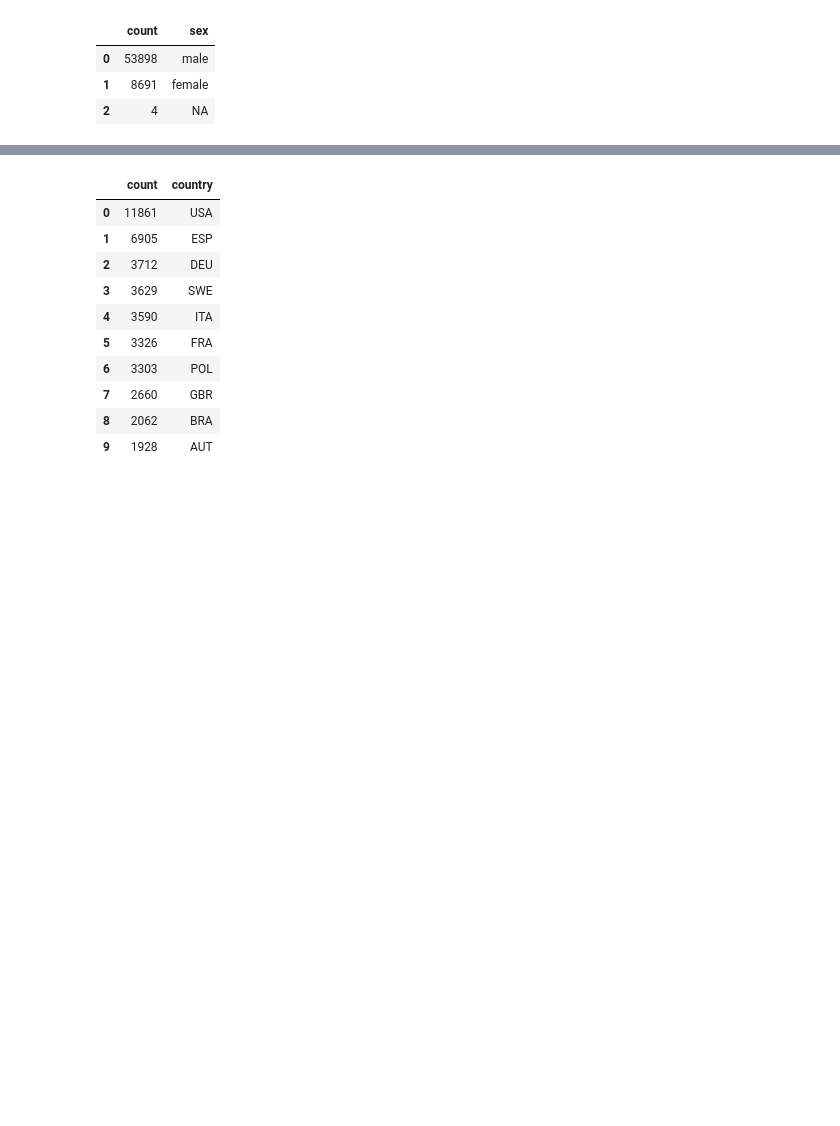
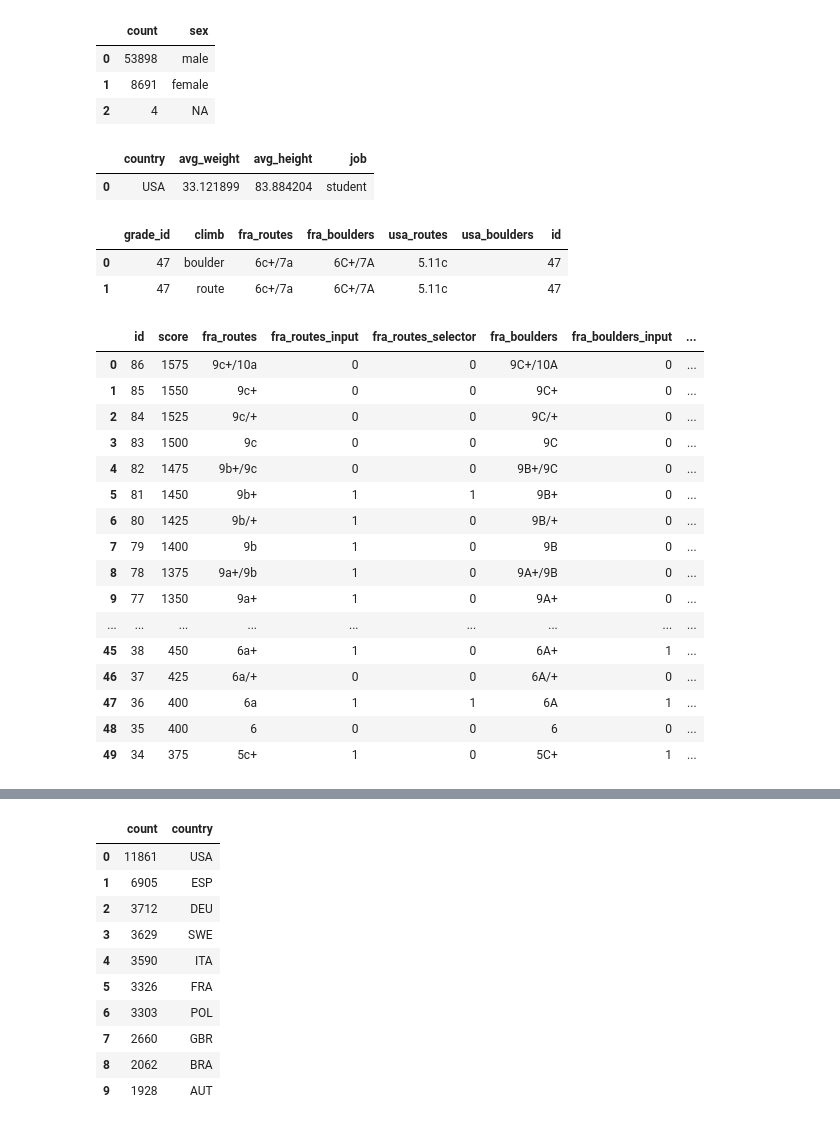
Before and after one commit to seanmperez/The-Rise-of-Climbing, a Jupyter notebook: Climbing Visualization 8a nu Dataset.ipynb, the cells around one changed output, grey strips where cells are left out. Drawn from its saved outputs; the diff is of its cells as text; code cells hidden in the pictures; blank space fills up the shorter version.

Commit message:
Analysis of average climber metrics

```diff
--- a/Climbing Visualization 8a nu Dataset.ipynb
+++ b/Climbing Visualization 8a nu Dataset.ipynb
@@ -380,0 +385,55 @@ sex_ratio
+# %%
+weight_height_country_job
+# %% [output]
+|  | country | avg_weight | avg_height | job |
+| 0 | USA | 33.121899 | 83.884204 | student |
+# %%
+queryToDataframe("""
+WITH a AS
+    (SELECT CAST(ROUND(AVG(grade_id)) AS int) AS grade_id,
+    CASE WHEN climb_type = 0 THEN 'route'
+         WHEN climb_type = 1 THEN 'boulder'
+         ELSE 'NA'
+    END AS climb
+    FROM ascent
+    GROUP BY climb),
+    g AS
+    (SELECT fra_routes, fra_boulders, usa_routes,usa_boulders, id
+    FROM grade)
+
+SELECT *
+FROM a
+LEFT JOIN g
+    ON a.grade_id = g.id
+""")
+
+# The grade table lacks a value for the US boulder score which translate roughly to V6
+# %% [output]
+|  | grade_id | climb | fra_routes | fra_boulders | usa_routes | usa_boulders | id |
+| 0 | 47 | boulder | 6c+/7a | 6C+/7A | 5.11c |  | 47 |
+| 1 | 47 | route | 6c+/7a | 6C+/7A | 5.11c |  | 47 |
+# %%
+queryToDataframe("""
+SELECT *
+FROM grade
+ORDER BY id DESC
+LIMIT 50
+""")
+# %% [output]
+|  | id | score | fra_routes | fra_routes_input | fra_routes_selector | fra_boulders | fra_boulders_input | ... |
+| 0 | 86 | 1575 | 9c+/10a | 0 | 0 | 9C+/10A | 0 | ... |
+| 1 | 85 | 1550 | 9c+ | 0 | 0 | 9C+ | 0 | ... |
+| 2 | 84 | 1525 | 9c/+ | 0 | 0 | 9C/+ | 0 | ... |
+| 3 | 83 | 1500 | 9c | 0 | 0 | 9C | 0 | ... |
+| 4 | 82 | 1475 | 9b+/9c | 0 | 0 | 9B+/9C | 0 | ... |
+| 5 | 81 | 1450 | 9b+ | 1 | 1 | 9B+ | 0 | ... |
+| 6 | 80 | 1425 | 9b/+ | 1 | 0 | 9B/+ | 0 | ... |
+| 7 | 79 | 1400 | 9b | 1 | 0 | 9B | 0 | ... |
+| 8 | 78 | 1375 | 9a+/9b | 1 | 0 | 9A+/9B | 0 | ... |
+| 9 | 77 | 1350 | 9a+ | 1 | 0 | 9A+ | 0 | ... |
+| ... | ... | ... | ... | ... | ... | ... | ... | ... |
+| 45 | 38 | 450 | 6a+ | 1 | 0 | 6A+ | 1 | ... |
+| 46 | 37 | 425 | 6a/+ | 0 | 0 | 6A/+ | 0 | ... |
+| 47 | 36 | 400 | 6a | 1 | 1 | 6A | 1 | ... |
+| 48 | 35 | 400 | 6 | 0 | 0 | 6 | 0 | ... |
+| 49 | 34 | 375 | 5c+ | 1 | 0 | 5C+ | 1 | ... |
```
Also changed, not shown: parts of 14 cells of this notebook.
